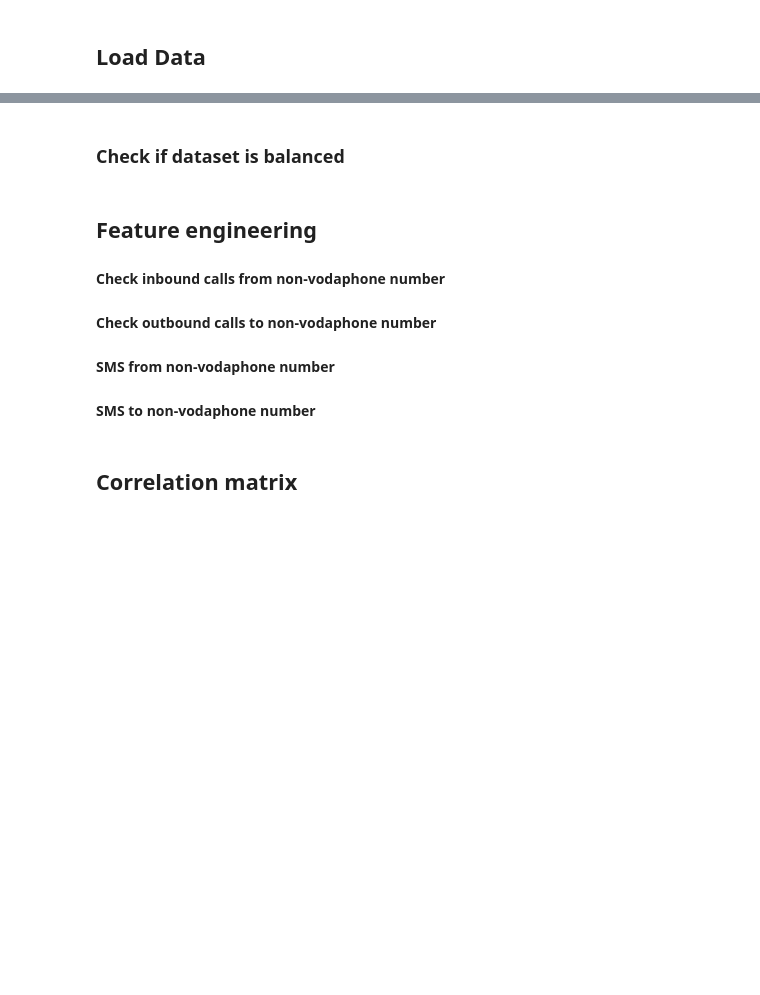
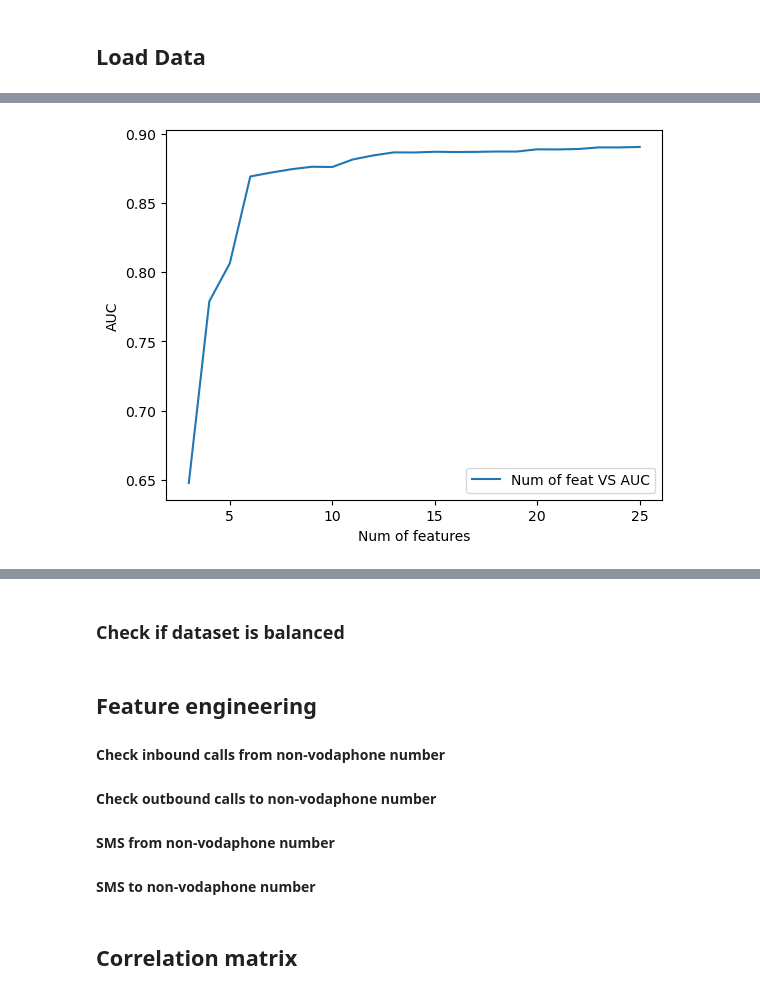
Before and after one commit to vburenkov/ML, a Jupyter notebook: FINAL/Burenkov.ipynb, the cells around one changed output, grey strips where cells are left out. Cells and saved outputs as stored; diff of their text form; code cells hidden in the pictures; blank space fills up the shorter version.

Commit message:
feature selection

```diff
--- a/FINAL/Burenkov.ipynb
+++ b/FINAL/Burenkov.ipynb
@@ -75,6 +77,13 @@ class Metrics:
         plt.legend(loc=4)
         plt.show()
 
+    def XY_plot(X, Y, legend:str, x_label:str, y_label:str):
+        plt.plot(X,Y, label=legend)
+        plt.ylabel(y_label)
+        plt.xlabel(x_label)
+        plt.legend(loc=4)
+        plt.show()
+
     def classification_report(y_true, predicted):
         return classification_report(y_true, predicted)
 
@@ -494,14 +504,16 @@ class LGBMSelector(FeatureSelector):
 # https://neptune.ai/blog/lightgbm-parameters-guide
 class EnhancedLGBMSelector(LGBMSelector):
 
-    model_file = 'LGBM_model_800_features.pcl'
+    def __init__(self, data, model_file_name:str = 'EnhancedLGBMSelector_model_800_features.pcl'):
+        self.model_file = model_file_name
+        super().__init__(data, -1)
 
     def get_feature_importance_raw(self):
         return self.regressor.feature_importance()
 
     def train_model(self):
 
-        test, train = split_test_train(df_combine)
+        test, train = split_test_train(self.data)
 
         self.y_train = train['target'].round(0).astype(int)
         self.y_test = test['target'].round(0).astype(int)
@@ -536,4 +548,5 @@ class EnhancedLGBMSelector(LGBMSelector):
         self.predicted = self.regressor.predict(x_test)
 
         #save model
+        print(f'Saving model to file {self.model_file}. Data shape: {self.data.shape}. ROCAUC: {Metrics.roc_auc(self.y_test, self.predicted)}')
         pickle.dump(self.regressor, open(self.model_file, 'wb'))
@@ -744,0 +775,8 @@ enhanced.get_important_features_tuples()
+# %%
+# https://towardsdatascience.com/deep-dive-on-ml-techniques-for-feature-selection-in-python-part-2-c258f8a2ac43
+# https://www.kaggle.com/code/gomes555/tps-jun2021-feature-selection-lightgbm-tuner
+
+pearsonSelector = CorrelationSelector(df_combine, 'pearson', -1)
+spearmanSelector = CorrelationSelector(df_combine, 'spearman', -1)
+normal = LGBMSelector(df_combine, -1)
+enhanced = EnhancedLGBMSelector(df_combine)
@@ -744,0 +871,10 @@ enhanced.get_important_features_tuples()
+# %%
+iterative = IterativeLGBMSelector(df_combine, enhanced, 0.89, 150, True)
+iterativeFeatures = iterative.get_important_features()
+results = iterative.get_training_results()
+# %%
+X = [r[0] for r in results]
+Y = [r[2] for r in results]
+Metrics.XY_plot(X, Y, 'Num of feat VS AUC', 'Num of features', 'AUC')
+# %% [output]
+[figure, added]
```
Also changed, not shown: parts of 44 cells of this notebook.
